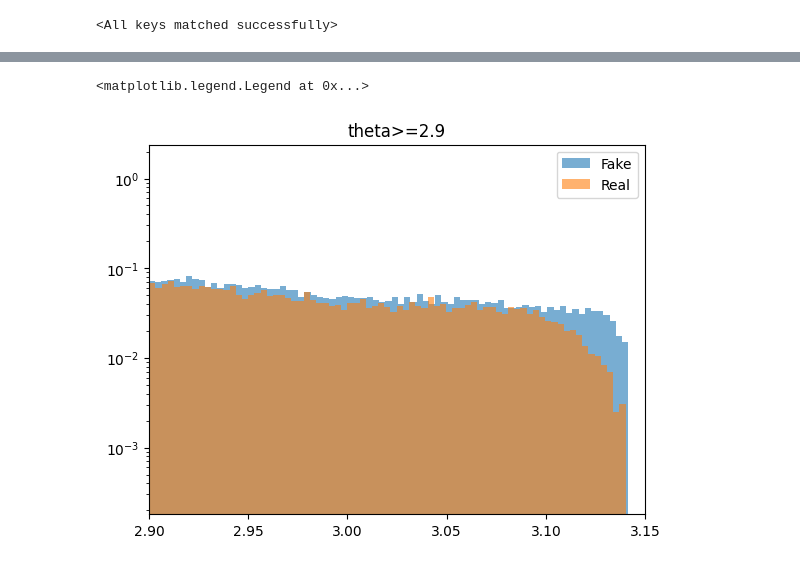
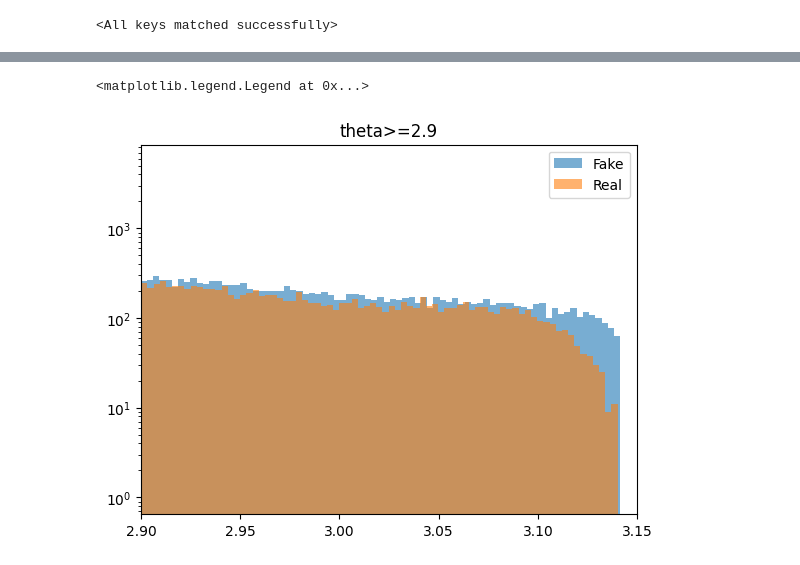
Before and after one commit to Alonl14/ML_Project, a Jupyter notebook: LUXE_GAN.ipynb, the cells around one changed output, grey strips where cells are left out. Cells and saved outputs as stored; diff of their text form; code cells hidden in the pictures.

```diff
--- a/LUXE_GAN.ipynb
+++ b/LUXE_GAN.ipynb
@@ -54,7 +54,9 @@ def plot_correlations(x,y,xlabel,ylabel,bins=[400,400],loglog=False,Xlim=None,Yl
   plt.show()
 # %%
 def plots(df):
-  plot_correlations(df[' xx'],df[' yy'],'x[mm]','y[mm]')
+  Xbin = np.linspace(-10000,10000,400)
+  Ybin = np.linspace(-10000,10000,400)
+  plot_correlations(df[' xx'],df[' yy'],'x[mm]','y[mm]',bins = [Xbin,Ybin])
   Ebin = 10**np.linspace(-7,0,400)
   Tbin = 10**np.linspace(1, 8,400)
   plot_correlations(df[' time'],df[' eneg'],'t[ns]','E[GeV]' ,bins = [Tbin,Ebin], loglog=True)
@@ -210,15 +212,15 @@ for j in range(len(param_list)):
 [figure]
 <Figure size 640x480 with 0 Axes>
 # %%
-plt.hist(generated_df['theta'],bins=500,density=True,alpha=0.6)
-plt.hist(df_N['theta'],bins=500,density=True,alpha=0.6)
+plt.hist(generated_df['theta'],bins=500,alpha=0.6)
+plt.hist(df_N['theta'],bins=500,alpha=0.6)
 plt.xlim([2.9,3.15])
 plt.yscale('log')
 plt.title('theta>=2.9')
 plt.legend(["Fake","Real"])
 # %% [output]
 <matplotlib.legend.Legend at 0x...>
-[figure, old version]
+[figure, new version]
 # %%
 plots(DF)
 # %% [output]
```
Also changed, not shown: parts of 2 cells of this notebook, 1 other file.
